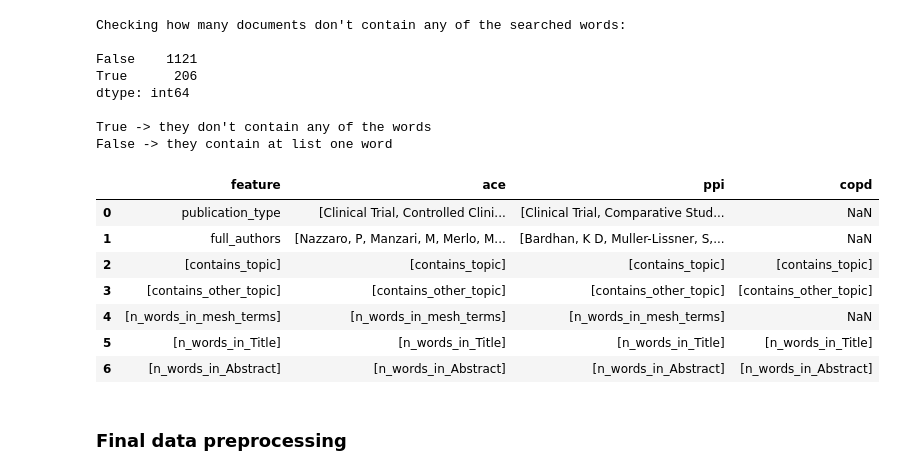
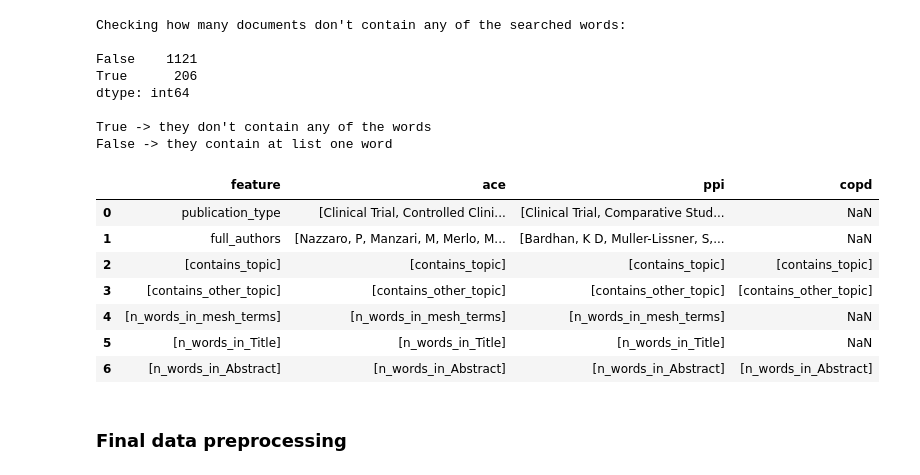
Before and after one commit to aliromagnoli/Baseline-Text-Classification, a Jupyter notebook: Baseline_Text_Classification.ipynb, the cells around one changed output. Drawn from its saved outputs; the diff is of its cells as text; code cells hidden in the pictures.

```diff
--- a/Baseline_Text_Classification.ipynb
+++ b/Baseline_Text_Classification.ipynb
@@ -887,19 +895,19 @@ False -> they contain at list one word
 # %%
 #updating col_names
 col_names = col_names.append({"feature" : ["contains_topic"], "ace" : ["contains_topic"], "ppi" : ["contains_topic"], "copd" : ["contains_topic"]}, ignore_index=True)
 col_names = col_names.append({"feature" : ["contains_other_topic"], "ace" : ["contains_other_topic"], "ppi" : ["contains_other_topic"], "copd" : ["contains_other_topic"]}, ignore_index=True)
 col_names = col_names.append({"feature" : ["n_words_in_mesh_terms"], "ace" : ["n_words_in_mesh_terms"], "ppi" : ["n_words_in_mesh_terms"]}, ignore_index=True)
-col_names = col_names.append({"feature" : ["n_words_in_Title"], "ace" : ["n_words_in_Title"], "ppi" : ["n_words_in_Title"], "copd" : ["n_words_in_Title"]}, ignore_index=True)
+col_names = col_names.append({"feature" : ["n_words_in_Title"], "ace" : ["n_words_in_Title"], "ppi" : ["n_words_in_Title"]}, ignore_index=True)
 col_names = col_names.append({"feature" : ["n_words_in_Abstract"], "ace" : ["n_words_in_Abstract"], "ppi" : ["n_words_in_Abstract"], "copd" : ["n_words_in_Abstract"]}, ignore_index=True)
 col_names
 # %% [output]
 |  | feature | ace | ppi | copd |
 | 0 | publication_type | [Clinical Trial, Controlled Clini... | [Clinical Trial, Comparative Stud... | NaN |
 | 1 | full_authors | [Nazzaro, P, Manzari, M, Merlo, M... | [Bardhan, K D, Muller-Lissner, S,... | NaN |
 | 2 | [contains_topic] | [contains_topic] | [contains_topic] | [contains_topic] |
 | 3 | [contains_other_topic] | [contains_other_topic] | [contains_other_topic] | [contains_other_topic] |
 | 4 | [n_words_in_mesh_terms] | [n_words_in_mesh_terms] | [n_words_in_mesh_terms] | NaN |
-| 5 | [n_words_in_Title] | [n_words_in_Title] | [n_words_in_Title] | [n_words_in_Title] |
+| 5 | [n_words_in_Title] | [n_words_in_Title] | [n_words_in_Title] | NaN |
 | 6 | [n_words_in_Abstract] | [n_words_in_Abstract] | [n_words_in_Abstract] | [n_words_in_Abstract] |
 # %% [markdown]
 ### Final data preprocessing
```
Also changed, not shown: parts of 9 cells of this notebook.
